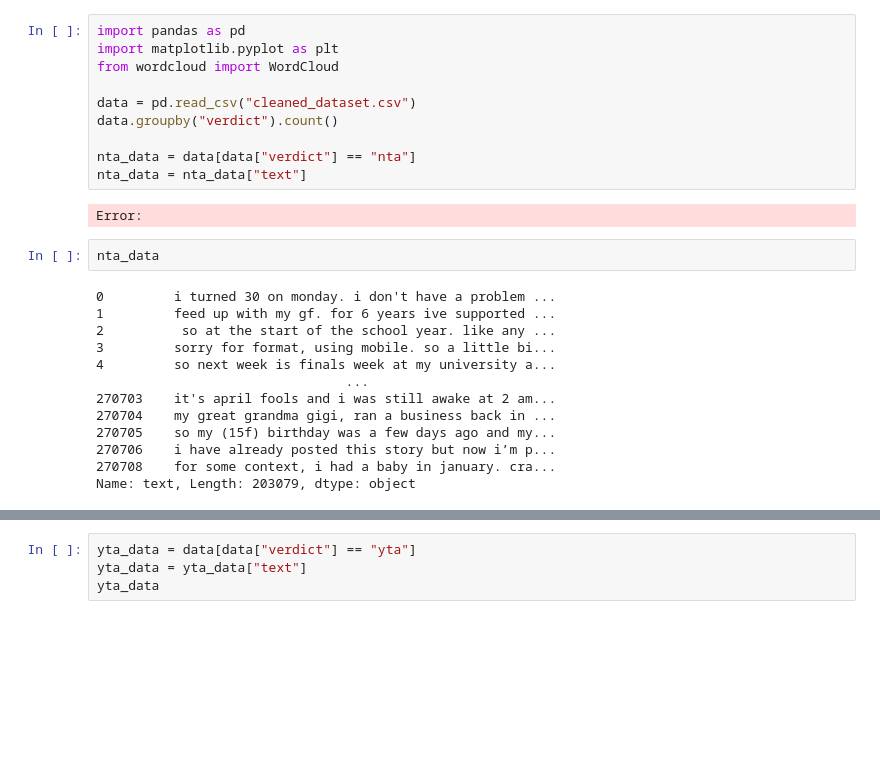
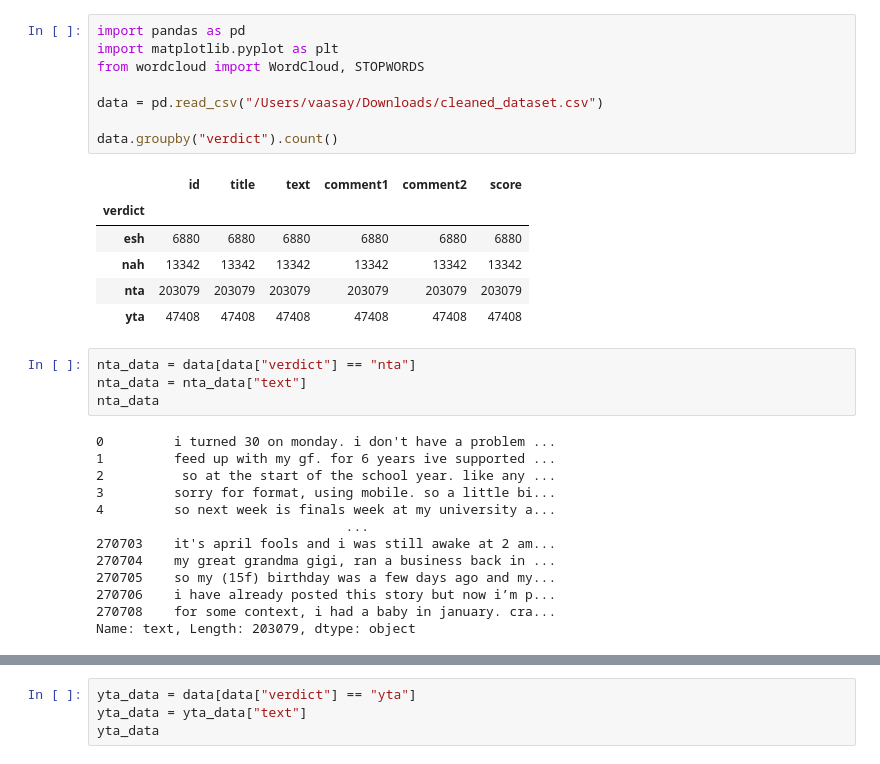
Before and after one commit to drshika/cs467-impl1, a Jupyter notebook: words.ipynb, the cells around one changed output, grey strips where cells are left out. Drawn from its saved outputs; the diff is of its cells as text; blank space fills up the shorter version.

```diff
--- a/words.ipynb
+++ b/words.ipynb
@@ -1,30 +1,35 @@
 # %%
 import pandas as pd
 import matplotlib.pyplot as plt
-from wordcloud import WordCloud
+from wordcloud import WordCloud, STOPWORDS
 
-data = pd.read_csv("cleaned_dataset.csv")
+data = pd.read_csv("/Users/vaasay/Downloads/cleaned_dataset.csv")
+
 data.groupby("verdict").count()
-
-nta_data = data[data["verdict"] == "nta"]
-nta_data = nta_data["text"]
 # %% [output]
-Error:
+|  | id | title | text | comment1 | comment2 | score |
+| verdict |  |  |  |  |  |  |
+| esh | 6880 | 6880 | 6880 | 6880 | 6880 | 6880 |
+| nah | 13342 | 13342 | 13342 | 13342 | 13342 | 13342 |
+| nta | 203079 | 203079 | 203079 | 203079 | 203079 | 203079 |
+| yta | 47408 | 47408 | 47408 | 47408 | 47408 | 47408 |
-# %%
-nta_data
-# %% [output]
-0         i turned 30 on monday. i don't have a problem ...
-1         feed up with my gf. for 6 years ive supported ...
-2          so at the start of the school year. like any ...
-3         sorry for format, using mobile. so a little bi...
-4         so next week is finals week at my university a...
-                                ...
-270703    it's april fools and i was still awake at 2 am...
-270704    my great grandma gigi, ran a business back in ...
-270705    so my (15f) birthday was a few days ago and my...
-270706    i have already posted this story but now i’m p...
-270708    for some context, i had a baby in january. cra...
-Name: text, Length: 203079, dtype: object
+# %%
+nta_data = data[data["verdict"] == "nta"]
+nta_data = nta_data["text"]
+nta_data
+# %% [output]
+0         i turned 30 on monday. i don't have a problem ...
+1         feed up with my gf. for 6 years ive supported ...
+2          so at the start of the school year. like any ...
+3         sorry for format, using mobile. so a little bi...
+4         so next week is finals week at my university a...
+                                ...
+270703    it's april fools and i was still awake at 2 am...
+270704    my great grandma gigi, ran a business back in ...
+270705    so my (15f) birthday was a few days ago and my...
+270706    i have already posted this story but now i’m p...
+270708    for some context, i had a baby in january. cra...
+Name: text, Length: 203079, dtype: object
 # %%
 wordcloud = WordCloud(background_color="black",width=1600, height=800).generate(' '.join(nta_data.tolist()))
 plt.figure( figsize=(20,10), facecolor='k')
```
Also changed, not shown: parts of 2 cells of this notebook.
